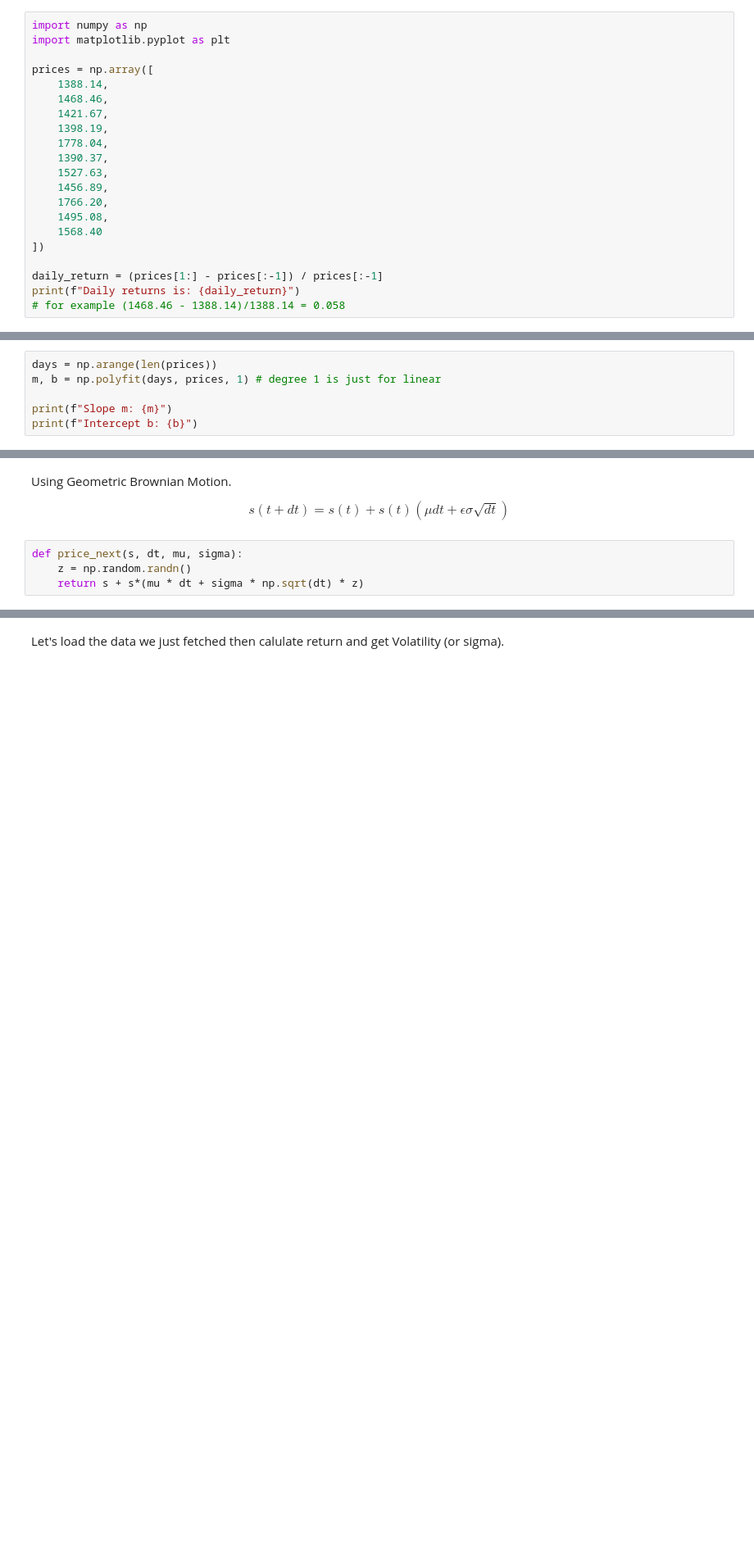
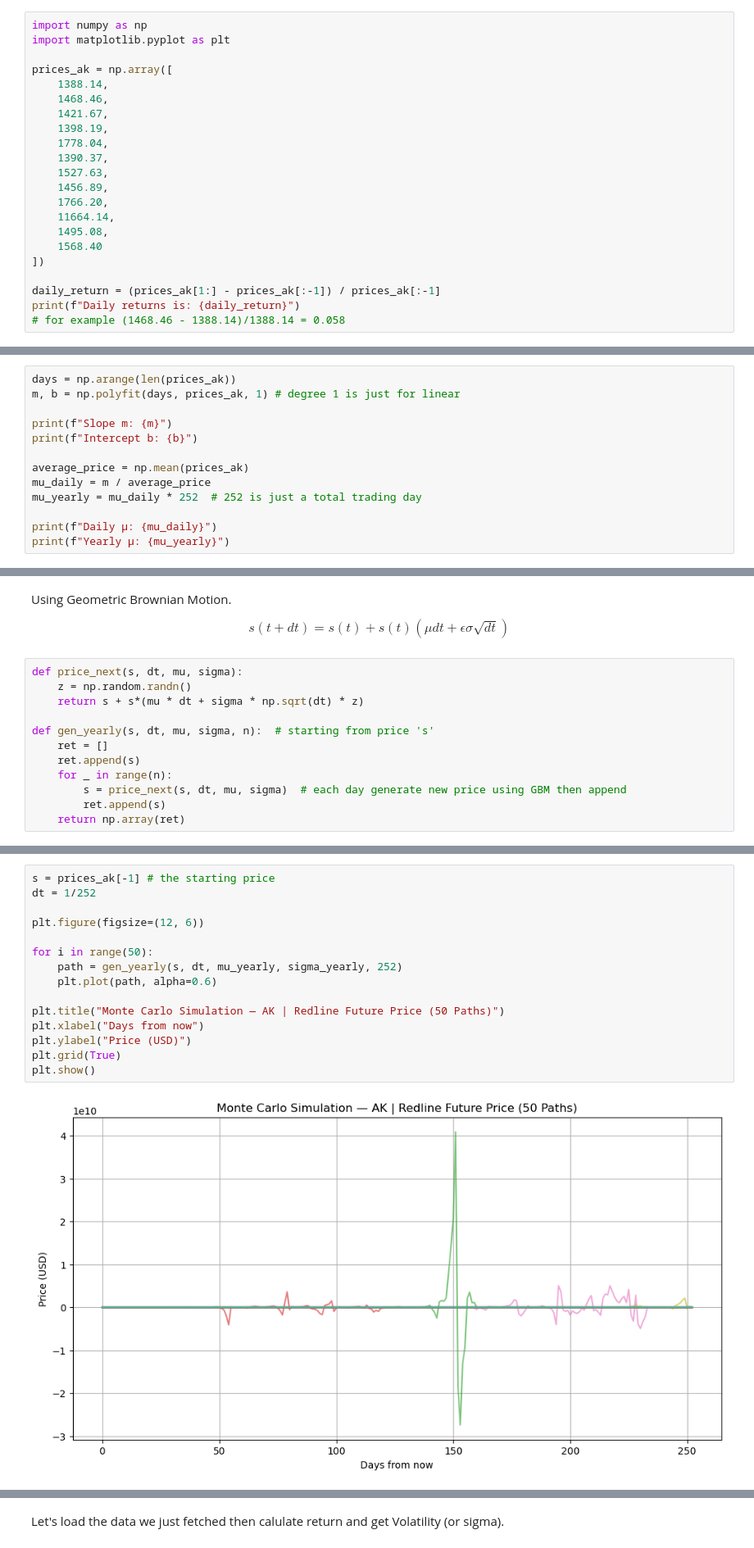
Before and after one commit to chaiyanunSaku/numcom, a Jupyter notebook: should_you_invest/main.ipynb, the cells around one changed output, grey strips where cells are left out. Shown at 82% size. Saved outputs shown, nothing was run; the diff lists cells and outputs as text; blank space fills up the shorter version.

```diff
--- a/should_you_invest/predictor.ipynb
+++ b/should_you_invest/main.ipynb
@@ -12,7 +12,7 @@ Let's find out by using Linear Regression and Monte Carlo.
 import numpy as np
 import matplotlib.pyplot as plt
 
-prices = np.array([
+prices_ak = np.array([
     1388.14,
     1468.46,
     1421.67,
@@ -22,11 +22,12 @@ prices = np.array([
     1527.63,
     1456.89,
     1766.20,
+    11664.14,
     1495.08,
     1568.40
 ])
 
-daily_return = (prices[1:] - prices[:-1]) / prices[:-1]
+daily_return = (prices_ak[1:] - prices_ak[:-1]) / prices_ak[:-1]
 print(f"Daily returns is: {daily_return}")
 # for example (1468.46 - 1388.14)/1388.14 = 0.058
 # %% [output]
@@ -46,9 +47,16 @@ Yearly Sigma: 2.3895340610002123
 # %% [markdown]
 Next step let's do Linear Regression to get Mu
 # %%
-days = np.arange(len(prices))
-m, b = np.polyfit(days, prices, 1) # degree 1 is just for linear
+days = np.arange(len(prices_ak))
+m, b = np.polyfit(days, prices_ak, 1) # degree 1 is just for linear
 
 print(f"Slope m: {m}")
 print(f"Intercept b: {b}")
+
+average_price = np.mean(prices_ak)
+mu_daily = m / average_price
+mu_yearly = mu_daily * 252  # 252 is just a total trading day
+
+print(f"Daily μ: {mu_daily}")
+print(f"Yearly μ: {mu_yearly}")
 # %% [output]
@@ -62,3 +72,11 @@ $$s(t+dt) = s(t) + s(t)(\mu dt + \epsilon\sigma \sqrt{dt}) $$
 def price_next(s, dt, mu, sigma):
     z = np.random.randn()
     return s + s*(mu * dt + sigma * np.sqrt(dt) * z)
+
+def gen_yearly(s, dt, mu, sigma, n):  # starting from price 's'
+    ret = []
+    ret.append(s)
+    for _ in range(n):
+        s = price_next(s, dt, mu, sigma)  # each day generate new price using GBM then append
+        ret.append(s)
+    return np.array(ret)
@@ -64,0 +85,17 @@ def price_next(s, dt, mu, sigma):
+# %%
+s = prices_ak[-1] # the starting price
+dt = 1/252
+
+plt.figure(figsize=(12, 6))
+
+for i in range(50):
+    path = gen_yearly(s, dt, mu_yearly, sigma_yearly, 252)
+    plt.plot(path, alpha=0.6)
+
+plt.title("Monte Carlo Simulation — AK | Redline Future Price (50 Paths)")
+plt.xlabel("Days from now")
+plt.ylabel("Price (USD)")
+plt.grid(True)
+plt.show()
+# %% [output]
+[figure, added]
```
Also changed, not shown: parts of 7 cells of this notebook, 1 other file.
